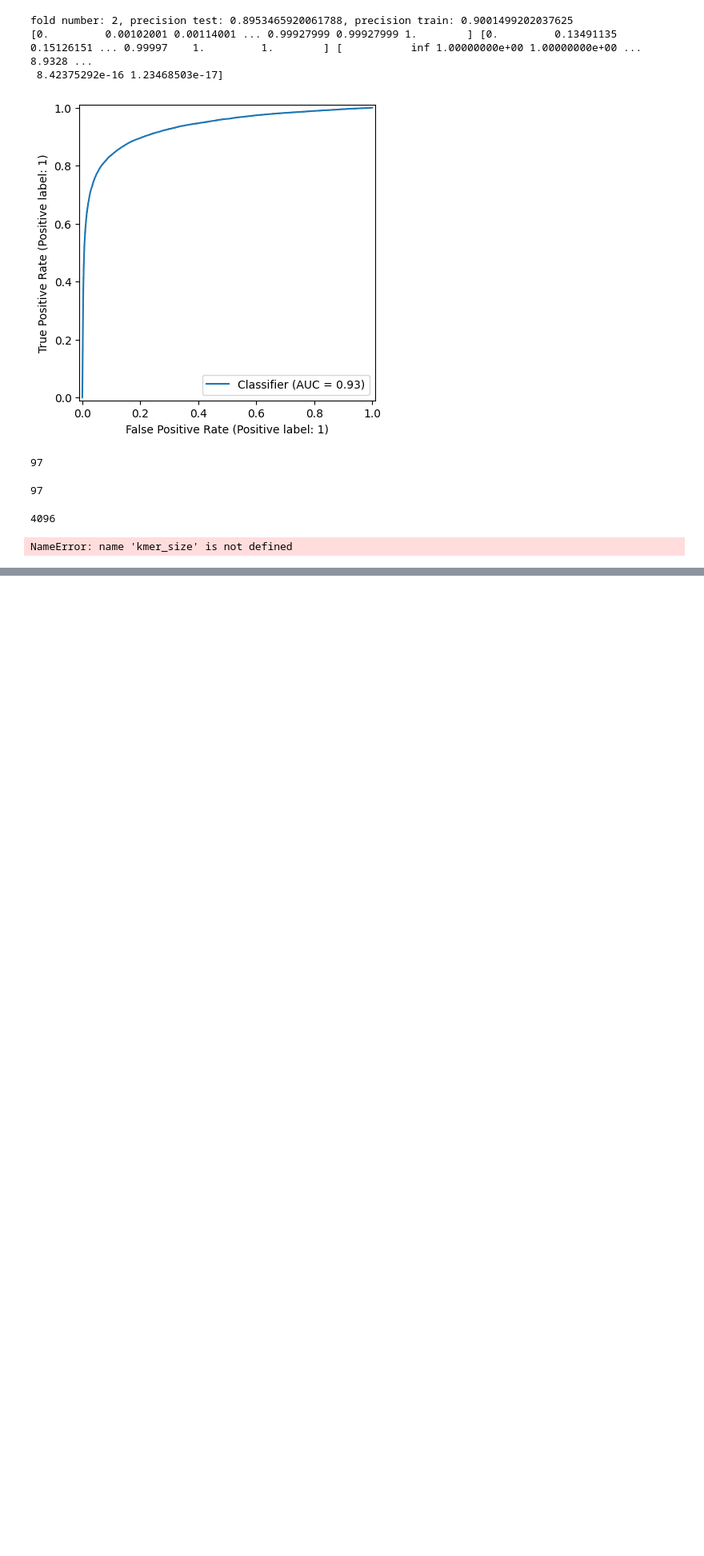
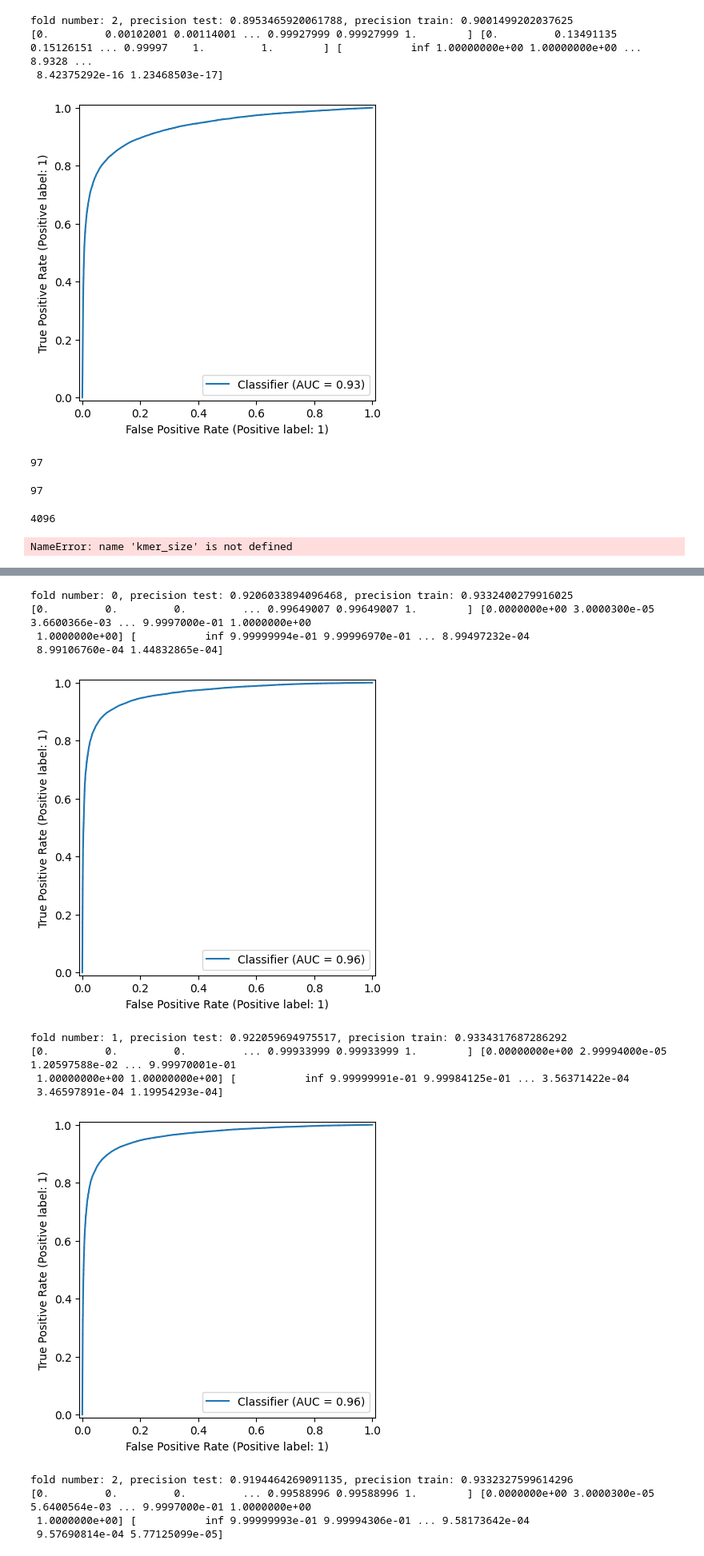
Before and after one commit to sanasundar/Bi4164---Moving-Ahead, a Jupyter notebook: aditya_moger_notebook.ipynb, the cells around one changed output, grey strips where cells are left out. Shown at 80% size. Drawn from its saved outputs; the diff is of its cells as text; code cells hidden in the pictures; blank space fills up the shorter version.

```diff
--- a/aditya_moger_notebook.ipynb
+++ b/aditya_moger_notebook.ipynb
@@ -188,16 +188,19 @@ fold number: 2, precision test: 0.8953465920061788, precision train: 0.900149920
 [figure]
 # %%
 from sklearn.svm import LinearSVC
-clf = LinearSVC()
+from sklearn.calibration import CalibratedClassifierCV
+
 for i, (train_index, test_index) in enumerate(kf.split(X, y)):
-
+    svm = LinearSVC()
+    clf = CalibratedClassifierCV(svm)
     x_train, x_test = X[train_index.astype(int)], X[test_index.astype(int)]
     y_train, y_test = np.array(y)[train_index.astype(int)], np.array(y)[test_index.astype(int)]
     clf.fit(x_train, y_train)
+    y_test= np.array([float(i) for i in y_test])
     y_pred = clf.predict(x_test)
     y_train_pred = clf.predict(x_train)
     print(f"fold number: {i}, precision test: {precision_score(y_test, y_pred)}, precision train: {precision_score(y_train, y_train_pred)}")
-
+    y_pred = clf.predict_proba(x_test)[:,1]
     fpr, tpr, thresholds = metrics.roc_curve(y_test, y_pred)
     print(fpr, tpr, thresholds)
     # roc_auc = metrics.auc(fpr, tpr)
@@ -353,0 +388,37 @@ NameError: name 'kmer_size' is not defined
+# %%
+from sklearn.svm import LinearSVC
+from sklearn.calibration import CalibratedClassifierCV
+
+for i, (train_index, test_index) in enumerate(kf.split(X, y)):
+    svm = LinearSVC()
+    clf = CalibratedClassifierCV(svm)
+    x_train, x_test = X[train_index.astype(int)], X[test_index.astype(int)]
+    y_train, y_test = np.array(y)[train_index.astype(int)], np.array(y)[test_index.astype(int)]
+    clf.fit(x_train, y_train)
+    y_test= np.array([float(i) for i in y_test])
+    y_pred = clf.predict(x_test)
+    y_train_pred = clf.predict(x_train)
+    print(f"fold number: {i}, precision test: {precision_score(y_test, y_pred)}, precision train: {precision_score(y_train, y_train_pred)}")
+    y_pred = clf.predict_proba(x_test)[:,1]
+    fpr, tpr, thresholds = metrics.roc_curve(y_test, y_pred)
+    print(fpr, tpr, thresholds)
+    # roc_auc = metrics.auc(fpr, tpr)
+
+    RocCurveDisplay.from_predictions(y_test, y_pred)
+    # display.plot()
+    plt.show()
+# %% [output]
+fold number: 0, precision test: 0.9206033894096468, precision train: 0.9332400279916025
+[0.         0.         0.         ... 0.99649007 0.99649007 1.        ] [0.0000000e+00 3.0000300e-05 3.6600366e-03 ... 9.9997000e-01 1.0000000e+00
+ 1.0000000e+00] [           inf 9.99999994e-01 9.99996970e-01 ... 8.99497232e-04
+ 8.99106760e-04 1.44832865e-04]
+[figure, added]
+fold number: 1, precision test: 0.922059694975517, precision train: 0.9334317687286292
+[0.         0.         0.         ... 0.99933999 0.99933999 1.        ] [0.00000000e+00 2.99994000e-05 1.20597588e-02 ... 9.99970001e-01
+ 1.00000000e+00 1.00000000e+00] [           inf 9.99999991e-01 9.99984125e-01 ... 3.56371422e-04
+ 3.46597891e-04 1.19954293e-04]
+[figure, added]
+fold number: 2, precision test: 0.9194464269091135, precision train: 0.9332327599614296
+[0.         0.         0.         ... 0.99588996 0.99588996 1.        ] [0.0000000e+00 3.0000300e-05 5.6400564e-03 ... 9.9997000e-01 1.0000000e+00
+ 1.0000000e+00] [           inf 9.99999993e-01 9.99994306e-01 ... 9.58173642e-04
+ 9.57690814e-04 5.77125099e-05]
```
Also changed, not shown: parts of 5 cells of this notebook.
